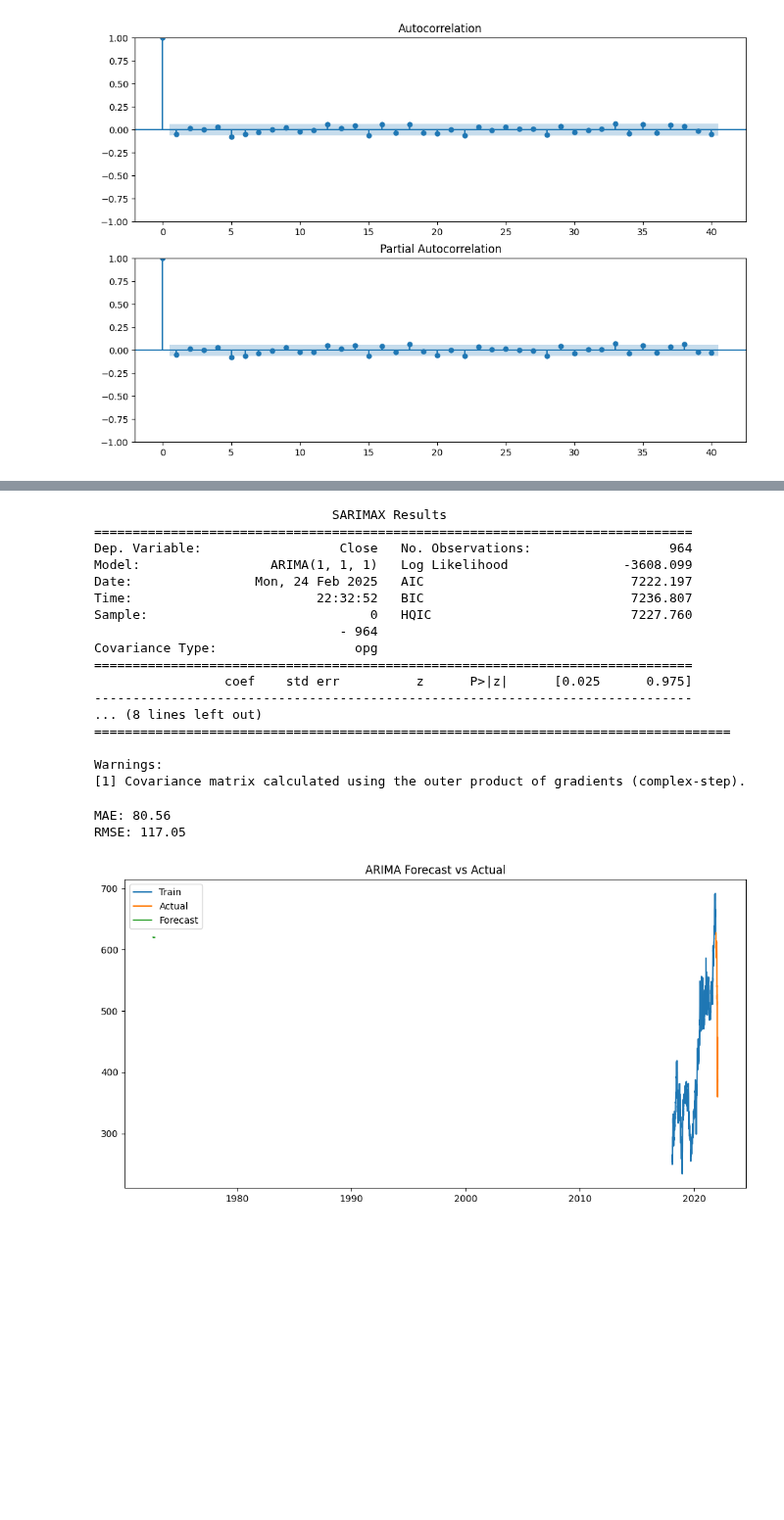
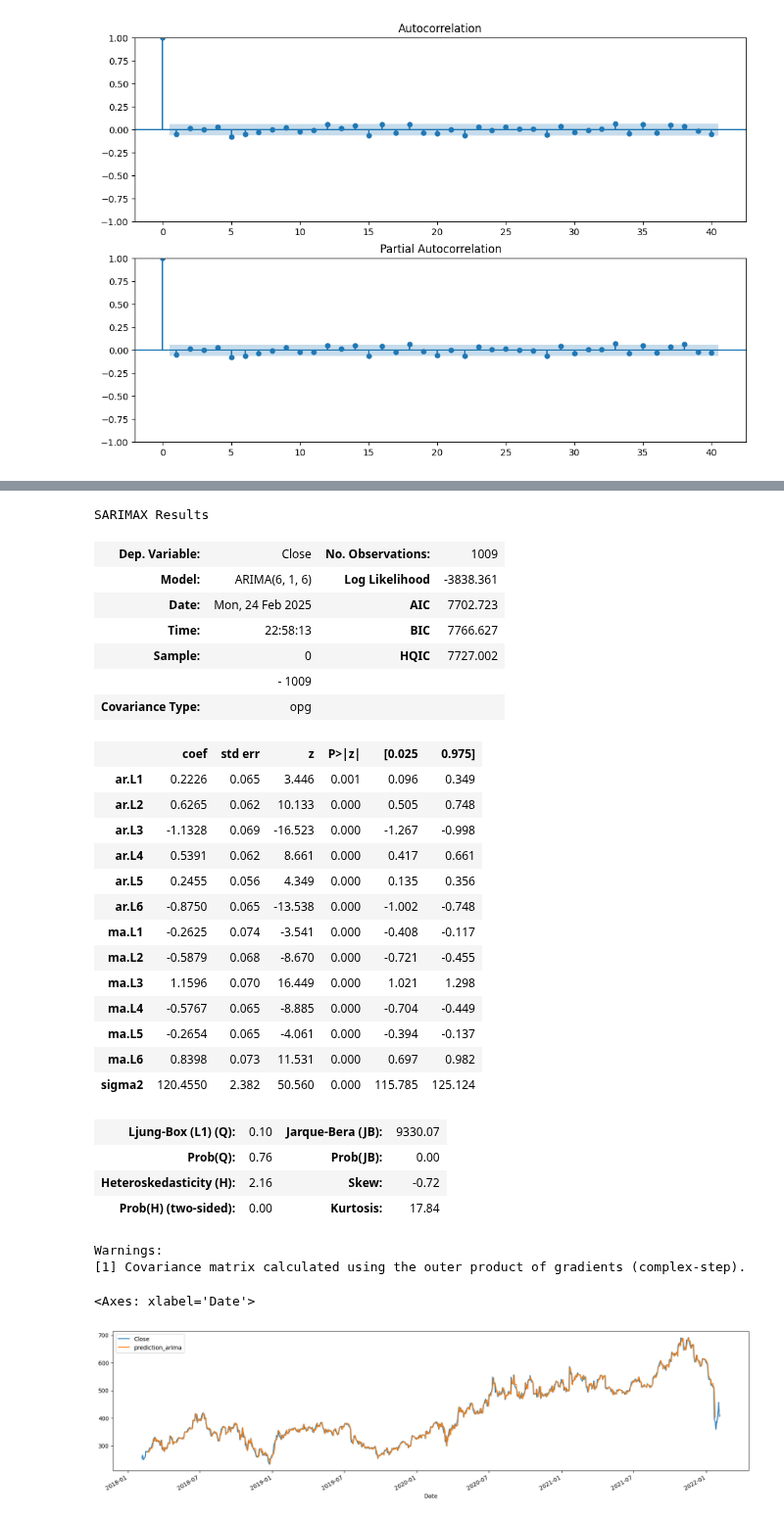
Before and after one commit to 23092003e/Stock-Price-Forecasting-System-Using-Apache-Spark, a Jupyter notebook: notebooks/ARIMA.ipynb, the cells around one changed output, grey strips where cells are left out. Shown at 98% size. Drawn from its saved outputs; the diff is of its cells as text; code cells hidden in the pictures; blank space fills up the shorter version.

Commit message:
ARIMA algorithm

```diff
--- a/notebooks/ARIMA.ipynb
+++ b/notebooks/ARIMA.ipynb
@@ -100,45 +135,39 @@ Train size: 964, Test size: 46
 # %%
-model = ARIMA(train, order=(1, 1, 1))
-model_fit = model.fit()
-print(model_fit.summary())
+model=ARIMA(df['Close'],order=(6,1,6))
+result=model.fit()
+result.summary()
 # %% [output]
-                               SARIMAX Results
-==============================================================================
-Dep. Variable:                  Close   No. Observations:                  964
-Model:                 ARIMA(1, 1, 1)   Log Likelihood               -3608.099
-Date:                Mon, 24 Feb 2025   AIC                           7222.197
-Time:                        22:32:52   BIC                           7236.807
-Sample:                             0   HQIC                          7227.760
-                                - 964
-Covariance Type:                  opg
-==============================================================================
-                 coef    std err          z      P>|z|      [0.025      0.975]
-------------------------------------------------------------------------------
-... (8 lines left out)
-===================================================================================
-
-Warnings:
-[1] Covariance matrix calculated using the outer product of gradients (complex-step).
+SARIMAX Results
+| Dep. Variable: | Close | No. Observations: | 1009 |
+| Model: | ARIMA(6, 1, 6) | Log Likelihood | -3838.361 |
+| Date: | Mon, 24 Feb 2025 | AIC | 7702.723 |
+| Time: | 22:58:13 | BIC | 7766.627 |
+| Sample: | 0 | HQIC | 7727.002 |
+|  | - 1009 |  |  |
+| Covariance Type: | opg |  |  |
+|  | coef | std err | z | P>|z| | [0.025 | 0.975] |
+| ar.L1 | 0.2226 | 0.065 | 3.446 | 0.001 | 0.096 | 0.349 |
+| ar.L2 | 0.6265 | 0.062 | 10.133 | 0.000 | 0.505 | 0.748 |
+| ar.L3 | -1.1328 | 0.069 | -16.523 | 0.000 | -1.267 | -0.998 |
+| ar.L4 | 0.5391 | 0.062 | 8.661 | 0.000 | 0.417 | 0.661 |
+| ar.L5 | 0.2455 | 0.056 | 4.349 | 0.000 | 0.135 | 0.356 |
+| ar.L6 | -0.8750 | 0.065 | -13.538 | 0.000 | -1.002 | -0.748 |
+| ma.L1 | -0.2625 | 0.074 | -3.541 | 0.000 | -0.408 | -0.117 |
+| ma.L2 | -0.5879 | 0.068 | -8.670 | 0.000 | -0.721 | -0.455 |
+| ma.L3 | 1.1596 | 0.070 | 16.449 | 0.000 | 1.021 | 1.298 |
+| ma.L4 | -0.5767 | 0.065 | -8.885 | 0.000 | -0.704 | -0.449 |
+| ma.L5 | -0.2654 | 0.065 | -4.061 | 0.000 | -0.394 | -0.137 |
+| ma.L6 | 0.8398 | 0.073 | 11.531 | 0.000 | 0.697 | 0.982 |
+| sigma2 | 120.4550 | 2.382 | 50.560 | 0.000 | 115.785 | 125.124 |
+| Ljung-Box (L1) (Q): | 0.10 | Jarque-Bera (JB): | 9330.07 |
+| Prob(Q): | 0.76 | Prob(JB): | 0.00 |
+| Heteroskedasticity (H): | 2.16 | Skew: | -0.72 |
+| Prob(H) (two-sided): | 0.00 | Kurtosis: | 17.84 |
+Warnings:
+[1] Covariance matrix calculated using the outer product of gradients (complex-step).
-# %%
-# Forecast
-forecast = model_fit.forecast(steps=len(test))
-
-# Calculate metrics
-mae = mean_absolute_error(test, forecast)
-rmse = np.sqrt(mean_squared_error(test, forecast))
-
-print(f'MAE: {mae:.2f}')
-print(f'RMSE: {rmse:.2f}')
-
-# Plot forecasts
-plt.figure(figsize=(12, 6))
-plt.plot(train, label='Train')
-plt.plot(test, label='Actual')
-plt.plot(forecast, label='Forecast')
-plt.title('ARIMA Forecast vs Actual')
-plt.legend()
-plt.show()
-# %% [output]
-MAE: 80.56
-RMSE: 117.05
-[figure, removed]
+# %%
+df['prediction_arima']=result.predict(start=10,end=999)
+df[["Close","prediction_arima"]].plot(figsize=(20,5))
+# %% [output]
+<Axes: xlabel='Date'>
+[figure, added]
```
Also changed, not shown: parts of 18 cells of this notebook.
